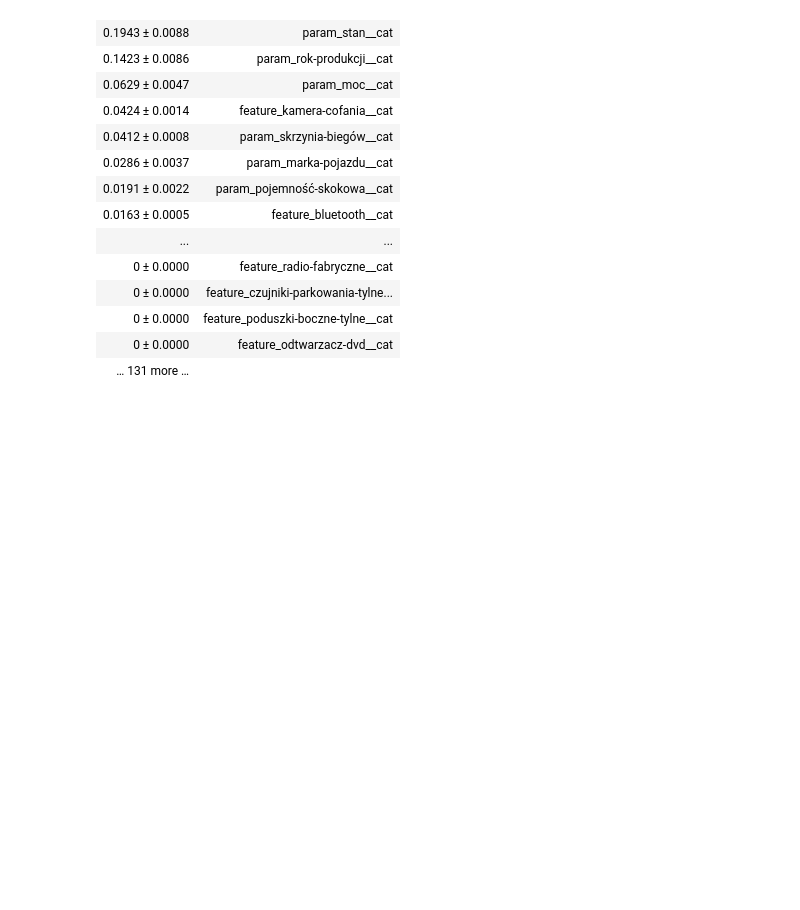
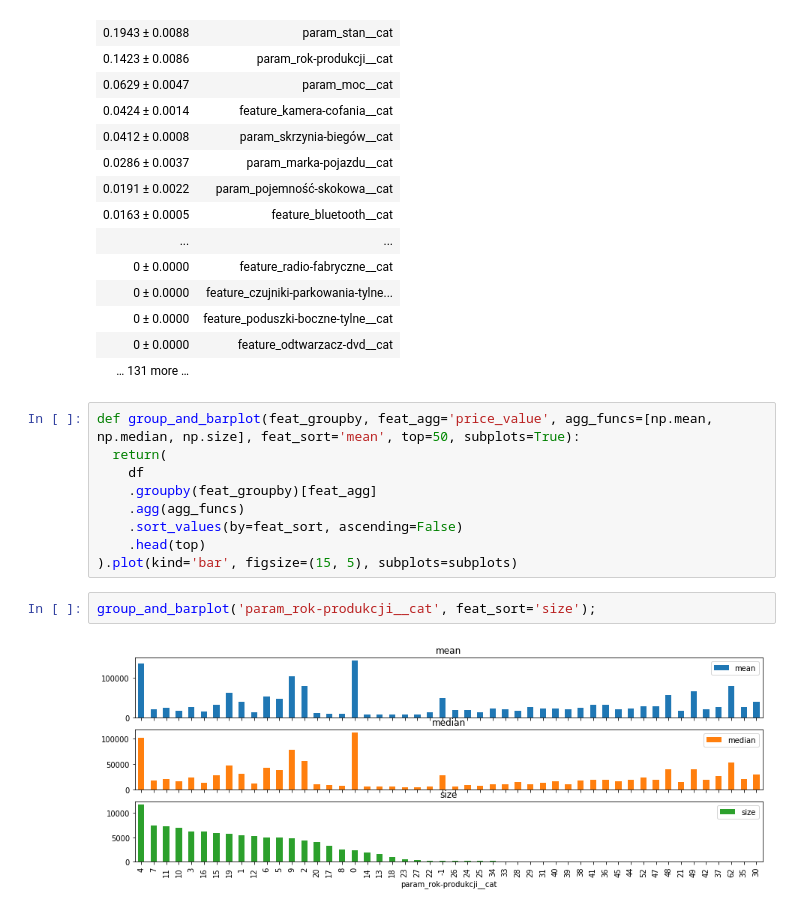
Before and after one commit to ZbyszekMa/dw_matrix_car, a Jupyter notebook: day3_simple_model.ipynb, the cells around one changed output. Saved outputs shown, nothing was run; the diff lists cells and outputs as text; blank space fills up the shorter version.

```diff
--- a/day3_simple_model.ipynb
+++ b/day3_simple_model.ipynb
@@ -219,3 +219,16 @@ eli5.show_weights(imp, feature_names=cat_feats)
 | 0 ± 0.0000 | feature_poduszki-boczne-tylne__cat |
 | 0 ± 0.0000 | feature_odtwarzacz-dvd__cat |
 | … 131 more … |  |
+# %%
+def group_and_barplot(feat_groupby, feat_agg='price_value', agg_funcs=[np.mean, np.median, np.size], feat_sort='mean', top=50, subplots=True):
+  return(
+    df
+    .groupby(feat_groupby)[feat_agg]
+    .agg(agg_funcs)
+    .sort_values(by=feat_sort, ascending=False)
+    .head(top)
+).plot(kind='bar', figsize=(15, 5), subplots=subplots)
+# %%
+group_and_barplot('param_rok-produkcji__cat', feat_sort='size');
+# %% [output]
+[figure, added]
```
